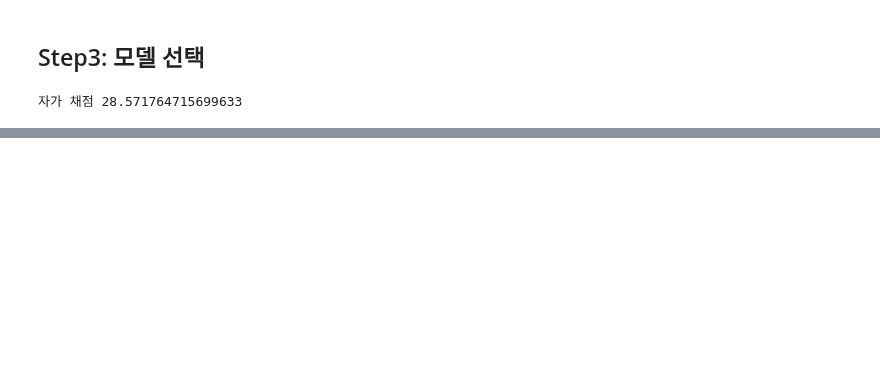
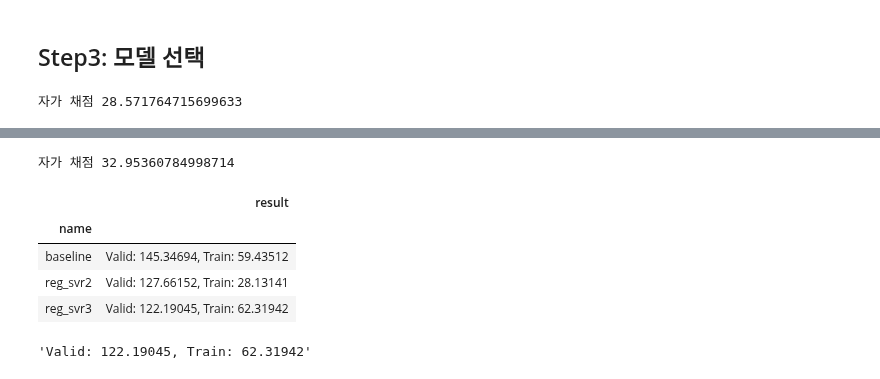
Before and after one commit to sunkusun9/DS_lv3_2511_1, a Jupyter notebook: sec_ds_lv3_prob3_kaggle.ipynb, the cells around one changed output, grey strips where cells are left out. Saved outputs shown, nothing was run; the diff lists cells and outputs as text; code cells hidden in the pictures; blank space fills up the shorter version.

```diff
--- a/sec_ds_lv3_prob3_kaggle.ipynb
+++ b/sec_ds_lv3_prob3_kaggle.ipynb
@@ -328,4 +347,31 @@ print(
+# %%
+prd = select_model(reg_svr2)
+print(
+    "자가 채점", mean_absolute_error(s_kaggle_ans, prd)
+)  # 28.571764715699633
+# %% [output]
+자가 채점 32.95360784998714
 # %%
 # reg_svr3: TotalHour와 lag_1~6 까지의 변수에  PCA를 사용합니다.
 # TotalHour, lag_1 ~ 6 까지 표준화하고 PCA를 통한 차원 축소를 합니다. 최적의 성분수까지 구해봅니다.
 # StandardScaler -> PCA
+
+from sklearn.decomposition import PCA
+from sklearn.svm import SVR
+
+ct = ColumnTransformer([
+    ('std_pca', make_pipeline(StandardScaler(), PCA(n_components=2)), ['TotalHour'] + ['lag_{}'.format(i) for i in range(1, 7)]),
+    ('ohe', OneHotEncoder(categories='auto'), ['DayName', 'Holiday_yn']),
+    ('pt', 'passthrough', ['AM'])
+])
+reg_svr3 = make_pipeline(
+    ct, SVR(kernel = 'rbf', C = 1000, gamma = 0.25)
+)
+eval_model('reg_svr3', reg_svr3)
+# %% [output]
+|  | result |
+| name |  |
+| baseline | Valid: 145.34694, Train: 59.43512 |
+| reg_svr2 | Valid: 127.66152, Train: 28.13141 |
+| reg_svr3 | Valid: 122.19045, Train: 62.31942 |
+'Valid: 122.19045, Train: 62.31942'
```
Also changed, not shown: parts of 22 cells of this notebook.
